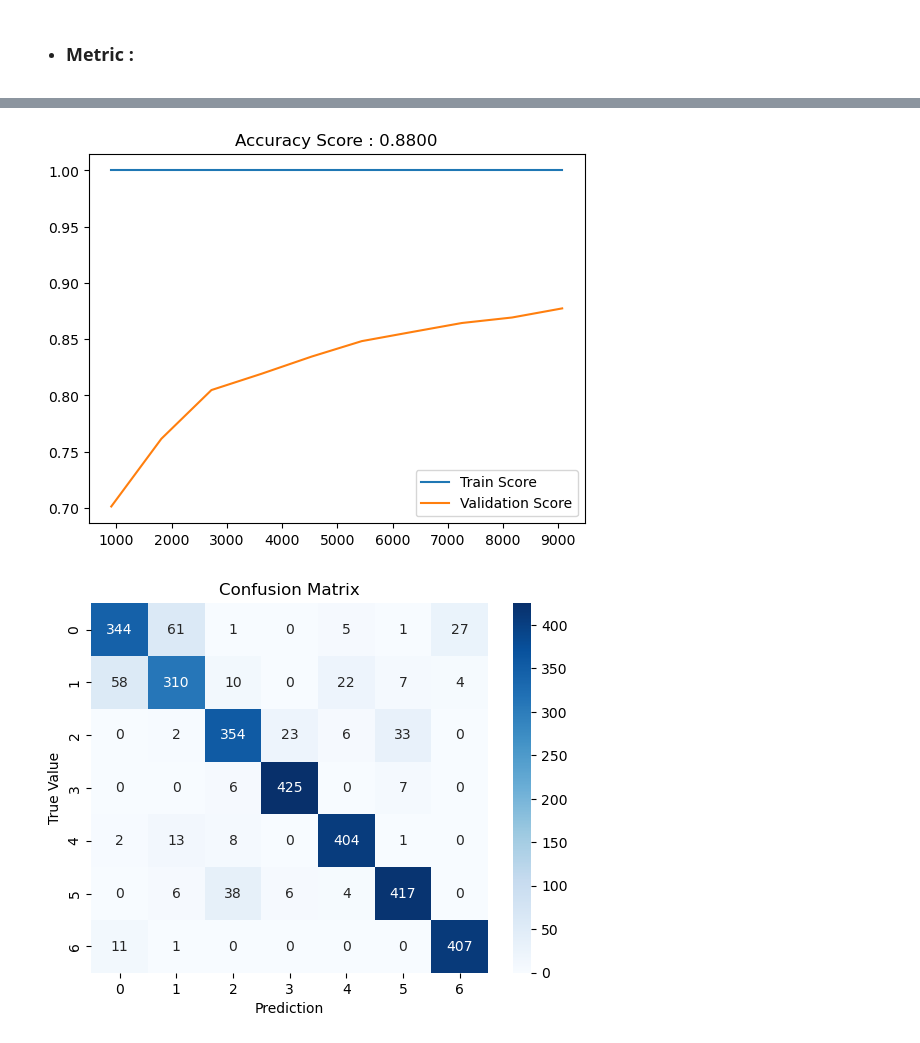
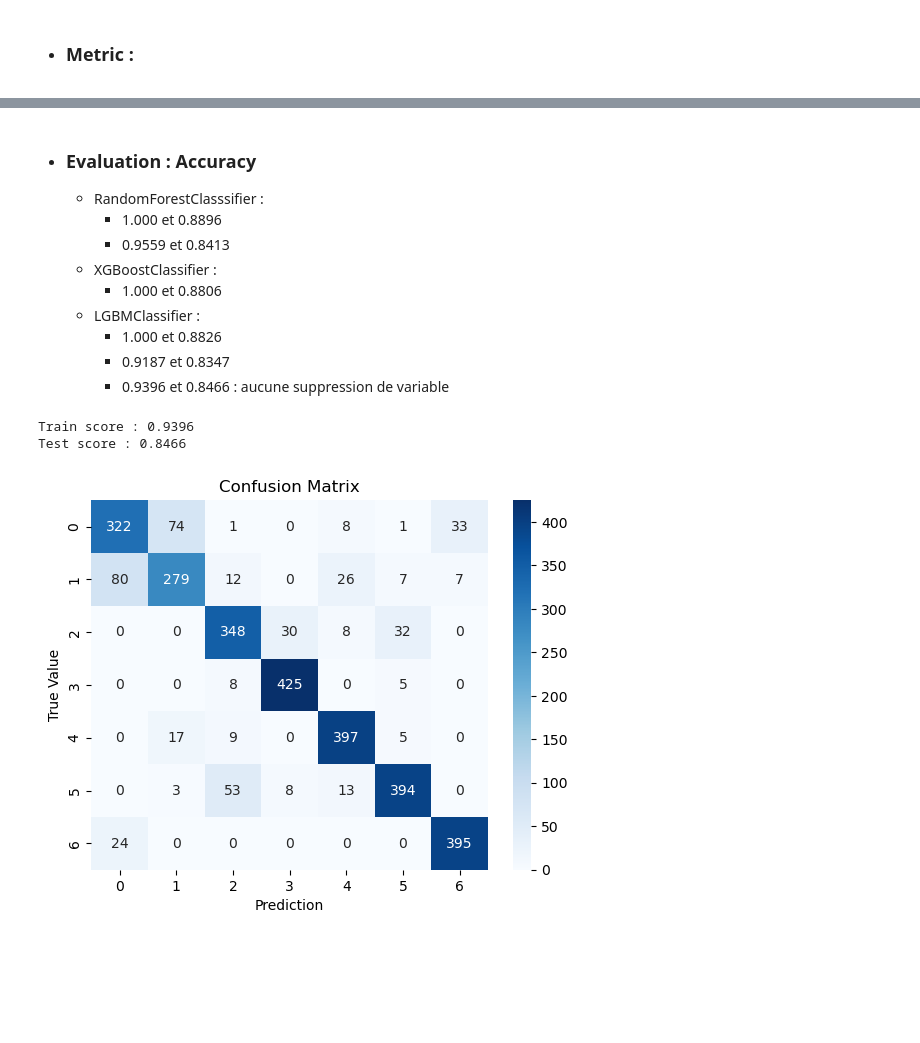
Before and after one commit to Chriishero/Programmation, a Jupyter notebook: Python/Intelligence Artificielle/Projet/Forest Cover Type Prediction (Kaggle)/preprocessing-model.ipynb, the cells around one changed output, grey strips where cells are left out. Saved outputs shown, nothing was run; the diff lists cells and outputs as text; code cells hidden in the pictures; blank space fills up the shorter version.

Commit message:
Modélisation de Forest Cover Type en Python
LGBMClassifier : 0.8466 sans overfitting (aucune suppression de features)

```diff
--- a/Python/Intelligence Artificielle/Projet/Forest Cover Type Prediction (Kaggle)/preprocessing-model.ipynb
+++ b/Python/Intelligence Artificielle/Projet/Forest Cover Type Prediction (Kaggle)/preprocessing-model.ipynb
@@ -104,8 +104,8 @@ def features_selection(df):
 # %%
 def imputation(df):
     #df = df.drop([col for col in categorial_features if "Soil_Type" in col], axis=1)
-    df = df.drop(["Id", "Horizontal_Distance_To_Hydrology", "Vertical_Distance_To_Hydrology", "Elevation", "Wilderness_Area1", "Soil_Type7", "Soil_Type15", "Hillshade_9am", "Hillshade_3pm",
-                  "Soil_Type1", "Soil_Type4", "Soil_Type29"], axis=1)
+    #df = df.drop(["Id", "Horizontal_Distance_To_Hydrology", "Vertical_Distance_To_Hydrology", "Elevation", "Wilderness_Area1", "Soil_Type7", "Soil_Type15", "Hillshade_9am", "Hillshade_3pm",
+     #             "Soil_Type1", "Soil_Type4", "Soil_Type29"], axis=1)
 
     scaled_df = pd.DataFrame(MinMaxScaler().fit_transform(df), columns=df.columns, index=df.index)
     #outliers = scaled_df[scaled_df["Vertical_Distance_To_Hydrology"] > 0.9]
@@ -175,8 +175,9 @@ def transformation_inversion(y_test, y_pred):
 ## **2. Modelisation**
 - ### Model :
 # %%
-model = make_pipeline(RandomForestClassifier(random_state=0, n_estimators=390, criterion="entropy", max_depth=None , min_weight_fraction_leaf=0, max_features="log2", max_leaf_nodes=None, min_impurity_decrease=0,
+model = make_pipeline(RandomForestClassifier(random_state=0, n_estimators=390, criterion="entropy", max_depth=None, min_weight_fraction_leaf=0, max_features="log2", max_leaf_nodes=None, min_impurity_decrease=0,
                                bootstrap=False, oob_score=False, n_jobs=-1, warm_start=False, class_weight="balanced_subsample", ccp_alpha=0, max_samples=None))
+"""
 model = XGBClassifier(
     objective='multi:softmax',
     booster='gbtree',
@@ -210,10 +211,13 @@ model = XGBClassifier(
     validate_parameters=1,
     use_label_encoder=True,
     grow_policy_depthwise=False
-)
+)"""
+model = LGBMClassifier(boosting_type='gbdt', num_leaves=200, max_depth=-1, learning_rate=0.15, n_estimators=100, subsample_for_bin=200000, objective=None, class_weight='balanced',
+                       min_split_gain=2.5, min_child_weight=0.001, min_child_samples=20, subsample=1, subsample_freq=0, colsample_bytree=1, reg_alpha=0.0, reg_lambda=0.0, random_state=0,
+                       n_jobs=-1, importance_type='split', verbosity=-1)
 
 """
 Overfitting :
-max_depth, min_weight_fraction_leaf, max_leaf_nodes, min_impurity_decrease
+max_depth, min_weight_fraction_leaf, max_leaf_nodes, min_impurity_decrease, min_split_gain
 """
 # %% [output]
@@ -227,26 +227,44 @@ max_depth, min_weight_fraction_leaf, max_leaf_nodes, min_impurity_decrease
+# %% [markdown]
+- ### Evaluation : Accuracy
+    - RandomForestClasssifier :
+        - 1.000 et 0.8896
+        - 0.9559 et 0.8413
+    - XGBoostClassifier :
+        - 1.000 et 0.8806
+    - LGBMClassifier :
+        - 1.000 et 0.8826
+        - 0.9187 et 0.8347
+        - 0.9396 et 0.8466 : aucune suppression de variable
 # %%
 def evaluation(model):
     model.fit(X_train, y_train)
+    y_train_pred = model.predict(X_train)
     y_pred = model.predict(X_test)
 
     y_test_inv, y_pred_inv = transformation_inversion(y_test, y_pred)
 
+    train_score = accuracy_score(y_train, y_train_pred)
+    test_score = accuracy_score(y_test_inv, y_pred_inv)
+    print(f"Train score : {train_score:.4f}")
+    print(f"Test score : {test_score:.4f}")
+    """
     N, train_score, val_score = learning_curve(model, X_train, y_train, cv=4, scoring="accuracy", train_sizes=np.linspace(0.1, 1.0, 10), random_state=0)
 
     plt.figure()
     plt.plot(N, train_score.mean(axis=1), label="Train Score")
     plt.plot(N, val_score.mean(axis=1), label="Validation Score")
     plt.title(f"Accuracy Score : {accuracy_score(y_test_inv, y_pred_inv):.4f}")
-    plt.legend()
+    plt.legend()"""
 
     plt.figure()
     cm = confusion_matrix(y_test_inv, y_pred_inv)
     sns.heatmap(cm, annot=True, fmt="d", cmap="Blues")
     plt.xlabel("Prediction")
     plt.ylabel("True Value")
     plt.title("Confusion Matrix")
 
 evaluation(model)
 # %% [output]
+Train score : 0.9396
+Test score : 0.8466
-[figure, old version]
+[figure, new version]
-[figure, removed]
```
Also changed, not shown: parts of 2 cells of this notebook.
